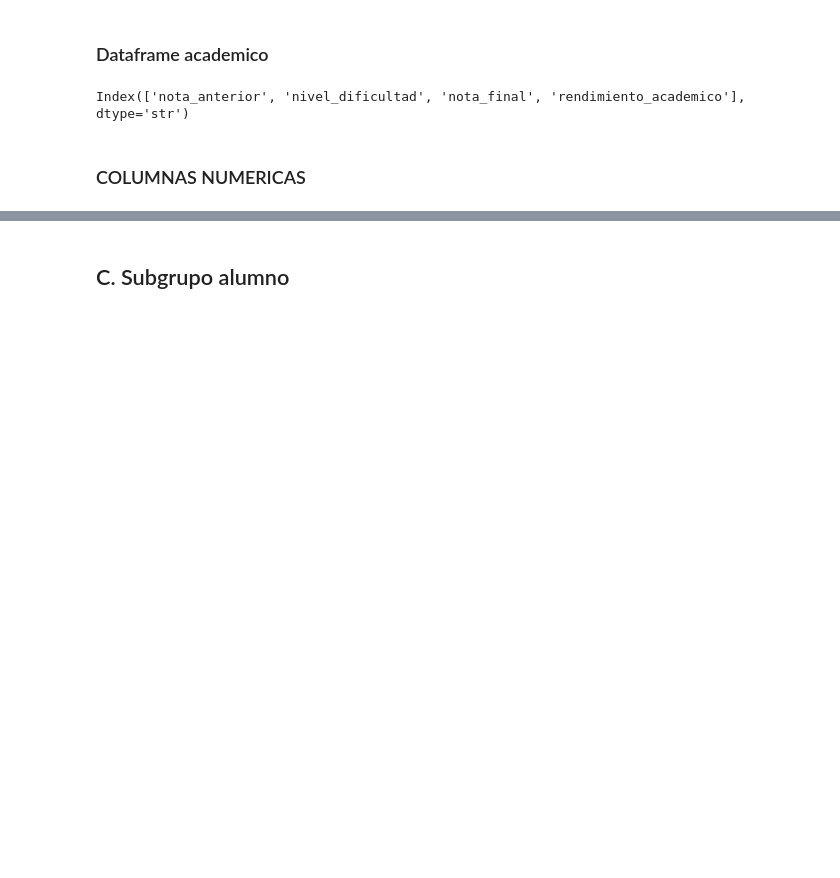
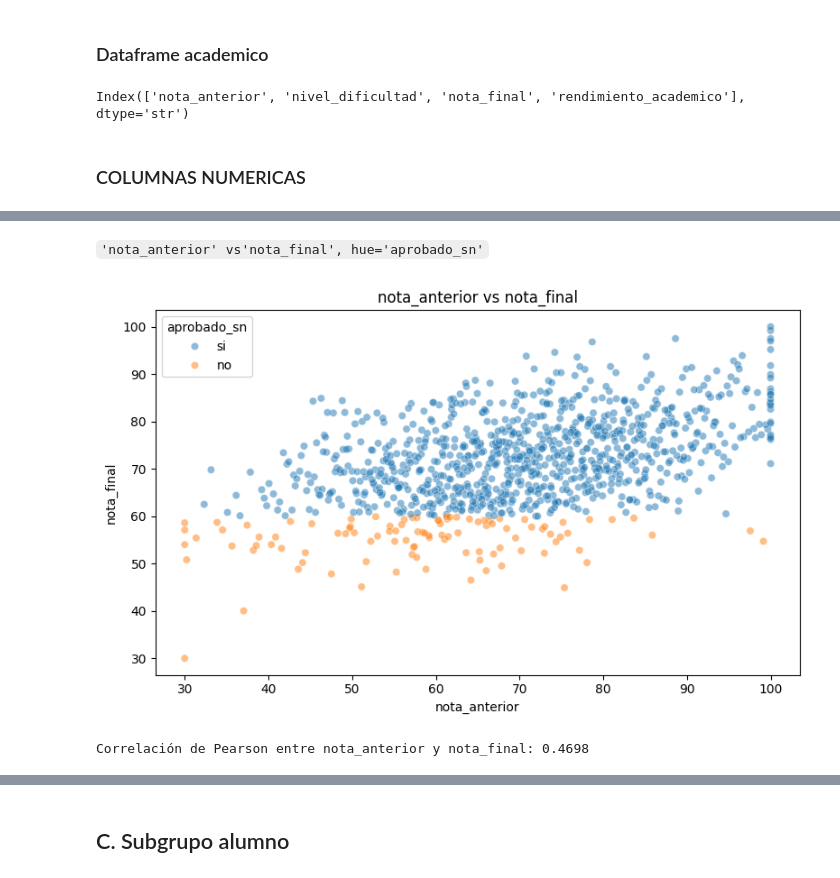
Before and after one commit to FM-Luque/5.DataProyect_Machine_Learning, a Jupyter notebook: notebooks/03_eda.ipynb, the cells around one changed output, grey strips where cells are left out. Saved outputs shown, nothing was run; the diff lists cells and outputs as text; code cells hidden in the pictures; blank space fills up the shorter version.

```diff
--- a/notebooks/03_eda.ipynb
+++ b/notebooks/03_eda.ipynb
@@ -443,0 +559,7 @@ Index(['nota_anterior', 'nivel_dificultad', 'nota_final', 'rendimiento_academico
+# %% [markdown]
+`'nota_anterior' vs'nota_final', hue='aprobado_sn'`
+# %%
+se.scatterplot(escuela,'nota_anterior','nota_final',hue='aprobado_sn')
+# %% [output]
+[figure, added]
+Correlación de Pearson entre nota_anterior y nota_final: 0.4698
```
Also changed, not shown: parts of 137 cells of this notebook, 4 other files.
